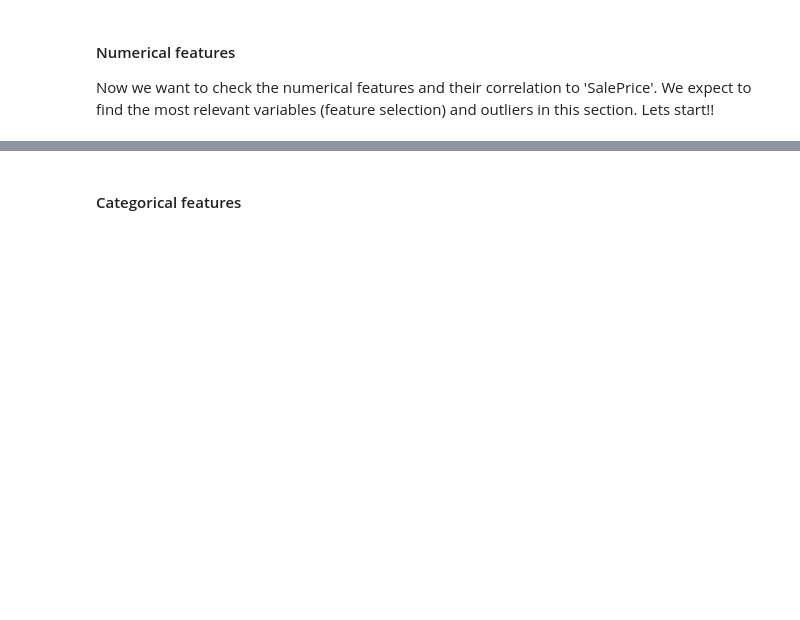
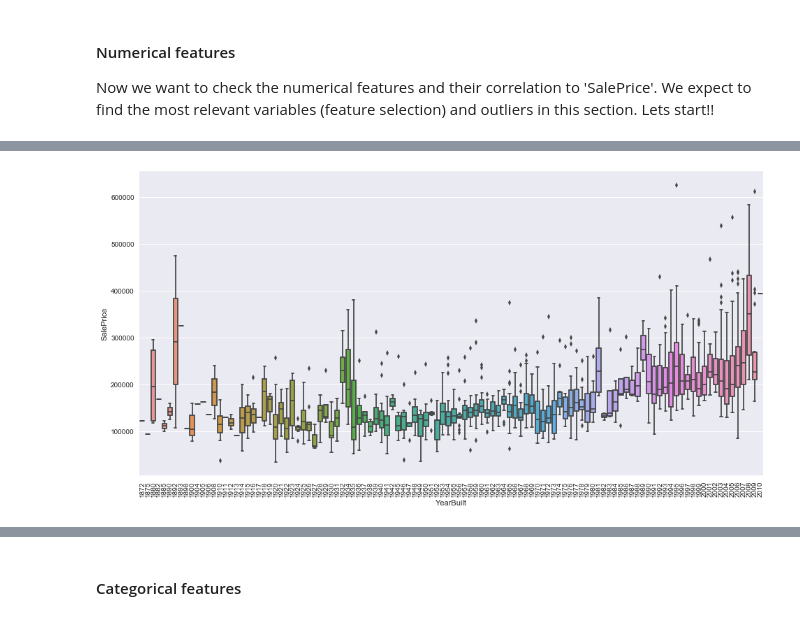
Before and after one commit to HaiaK/Housing, a Jupyter notebook: OZwhatTOcallIT.ipynb, the cells around one changed output, grey strips where cells are left out. Cells and saved outputs as stored; diff of their text form; code cells hidden in the pictures; blank space fills up the shorter version.

```diff
--- a/OZwhatTOcallIT.ipynb
+++ b/OZwhatTOcallIT.ipynb
@@ -299,0 +342,9 @@ train = train[train.GrLivArea < 4000]
+# %%
+#boxplot 'YearBuilt' vs. 'SalePrice'
+
+#trainCon = pd.concat([train['SalePrice'], train['YearBuilt']], axis=1)          to use it ?
+f, ax = plt.subplots(figsize=(16, 8))
+fig = sns.boxplot('YearBuilt', 'SalePrice', data=train)
+plt.xticks(rotation=90);
+# %% [output]
+[figure, added]
```
Also changed, not shown: parts of 34 cells of this notebook.
